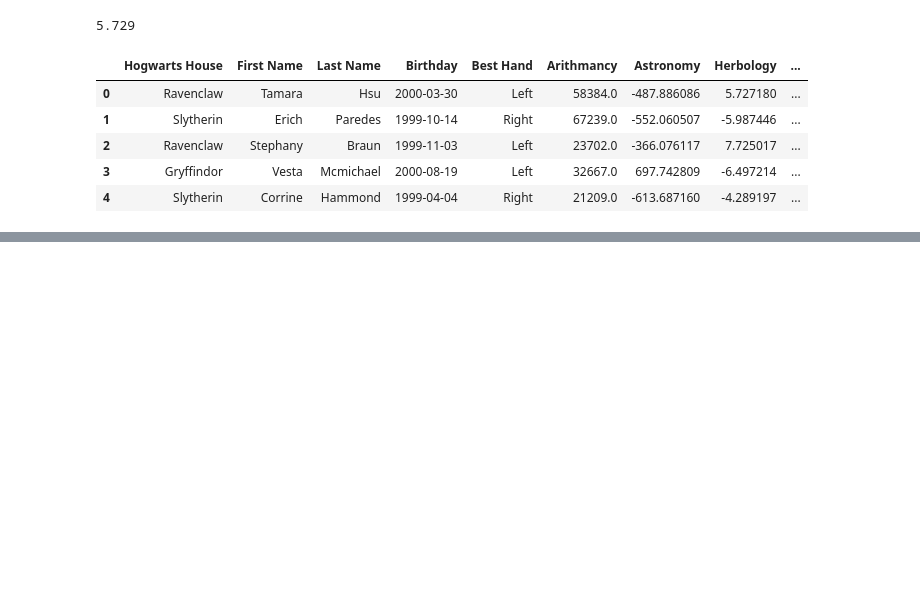
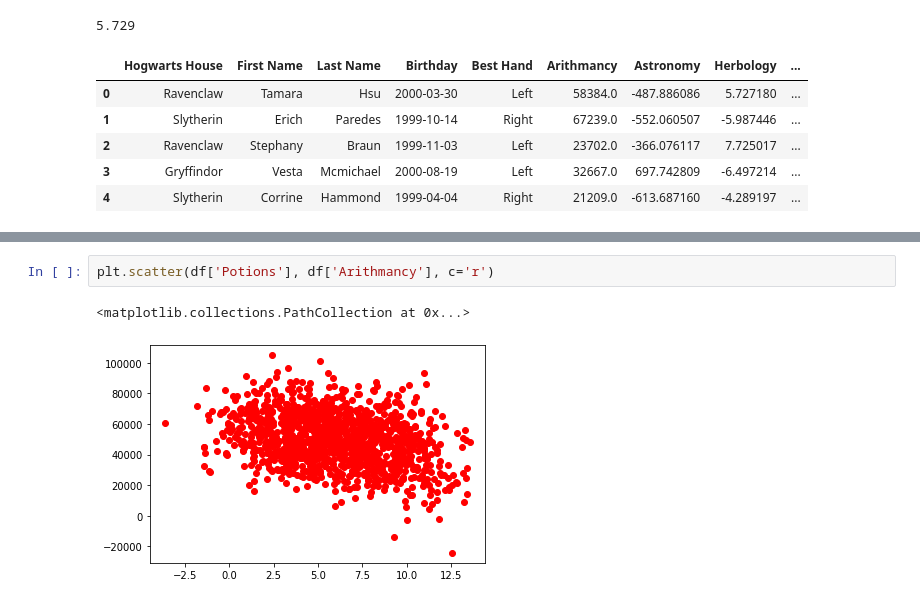
Before and after one commit to thallard/dslr, a Jupyter notebook: dslr.ipynb, the cells around one changed output, grey strips where cells are left out. Saved outputs shown, nothing was run; the diff lists cells and outputs as text; blank space fills up the shorter version.

```diff
--- a/dslr.ipynb
+++ b/dslr.ipynb
@@ -139,0 +148,5 @@ plt.show()
+# %%
+plt.scatter(df['Potions'], df['Arithmancy'], c='r')
+# %% [output]
+<matplotlib.collections.PathCollection at 0x...>
+[figure, added]
```
Also changed, not shown: parts of 1 cell of this notebook, 5 other files.
